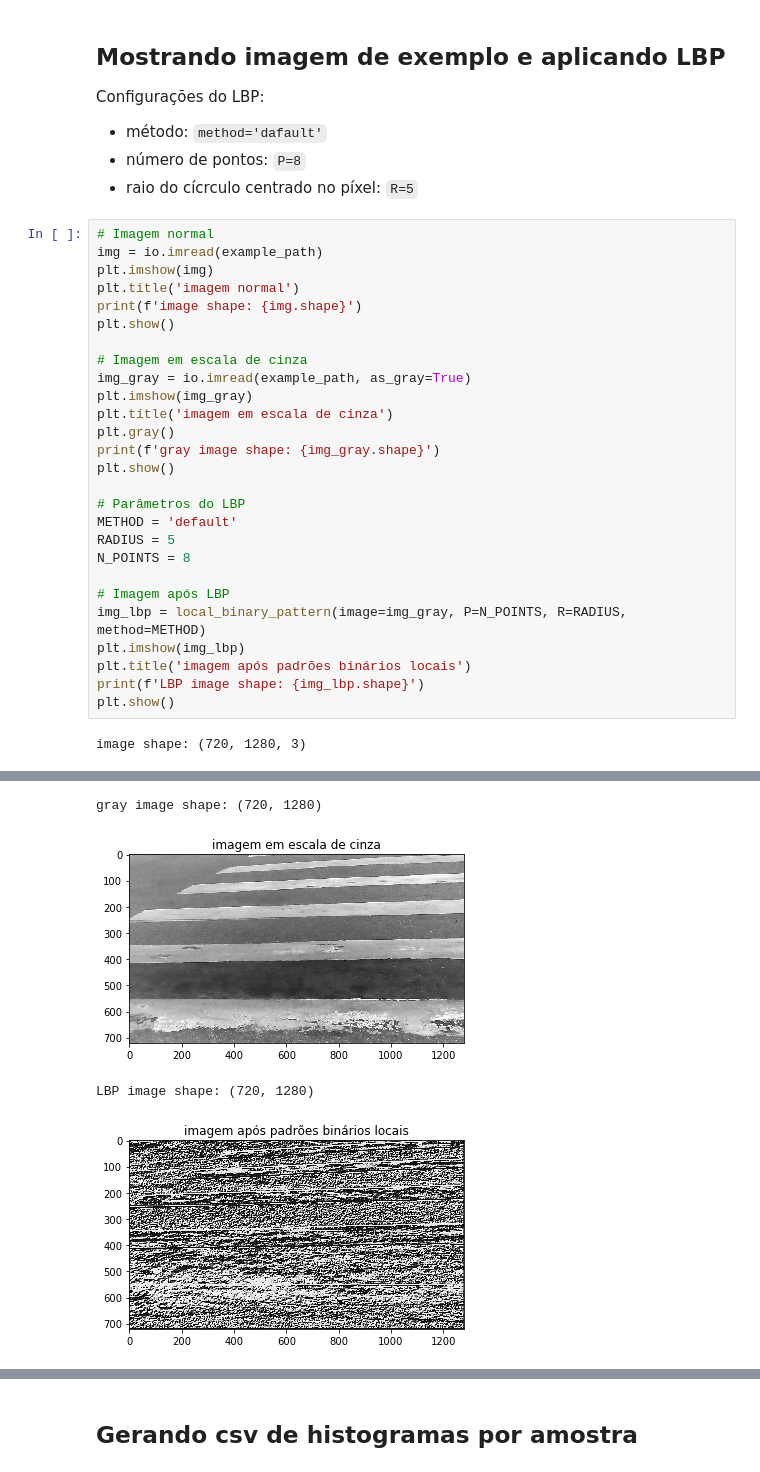
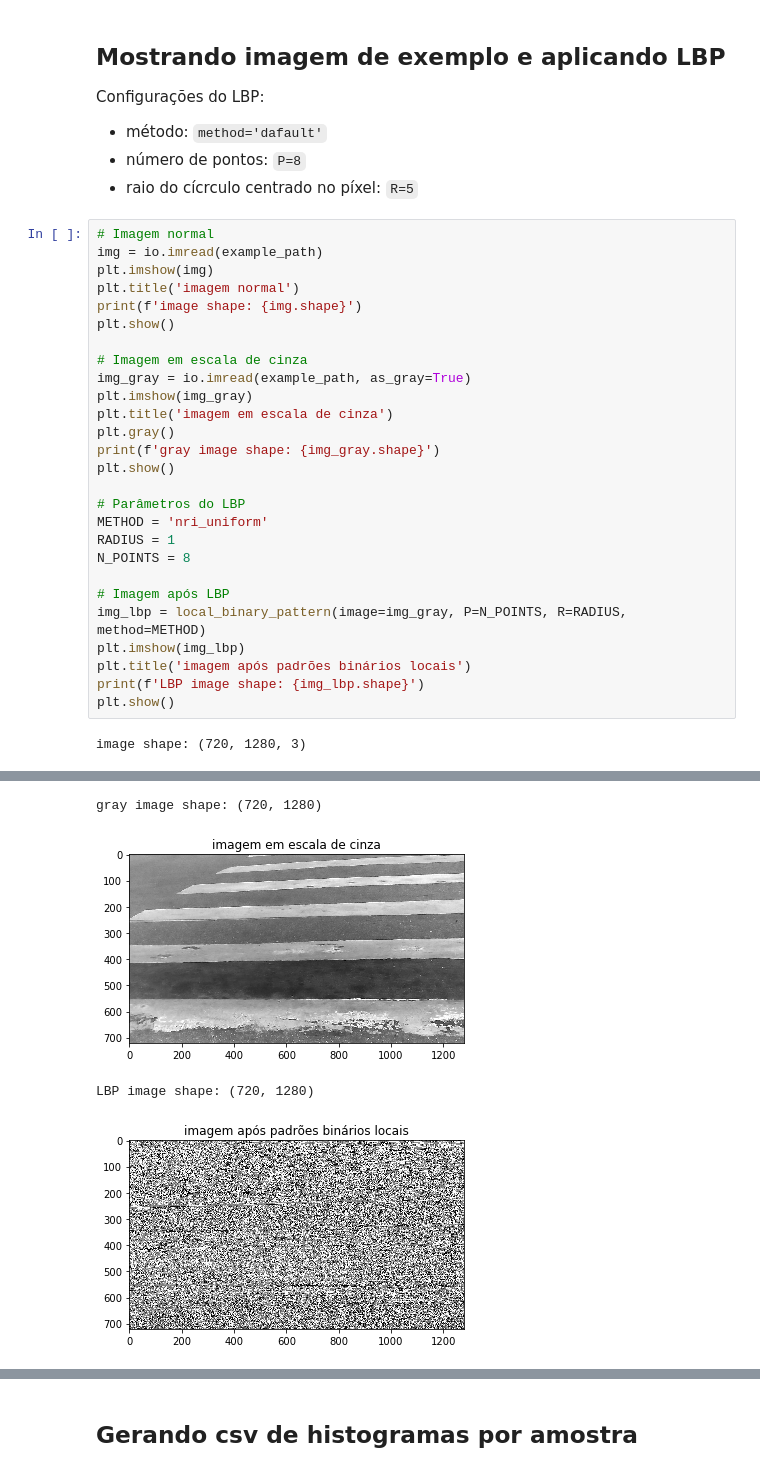
Before and after one commit to newtmagalhaes/Machine-Learning, a Jupyter notebook: ML/f04-textura/faixas/00-data.ipynb, the cells around one changed output, grey strips where cells are left out. Cells and saved outputs as stored; diff of their text form.

```diff
--- a/ML/f04-textura/faixas/00-data.ipynb
+++ b/ML/f04-textura/faixas/00-data.ipynb
@@ -51,36 +51,36 @@ Configurações do LBP:
 # Imagem normal
 img = io.imread(example_path)
 plt.imshow(img)
 plt.title('imagem normal')
 print(f'image shape: {img.shape}')
 plt.show()
 
 # Imagem em escala de cinza
 img_gray = io.imread(example_path, as_gray=True)
 plt.imshow(img_gray)
 plt.title('imagem em escala de cinza')
 plt.gray()
 print(f'gray image shape: {img_gray.shape}')
 plt.show()
 
 # Parâmetros do LBP
-METHOD = 'default'
-RADIUS = 5
+METHOD = 'nri_uniform'
+RADIUS = 1
 N_POINTS = 8
 
 # Imagem após LBP
 img_lbp = local_binary_pattern(image=img_gray, P=N_POINTS, R=RADIUS, method=METHOD)
 plt.imshow(img_lbp)
 plt.title('imagem após padrões binários locais')
 print(f'LBP image shape: {img_lbp.shape}')
 plt.show()
 # %% [output]
 image shape: (720, 1280, 3)
 [figure]
 gray image shape: (720, 1280)
 [figure]
 LBP image shape: (720, 1280)
-[figure, old version]
+[figure, new version]
 # %%
 s = pd.Series(data=img_lbp.flatten())
 sns.distplot(s)
```
Also changed, not shown: parts of 3 cells of this notebook.
